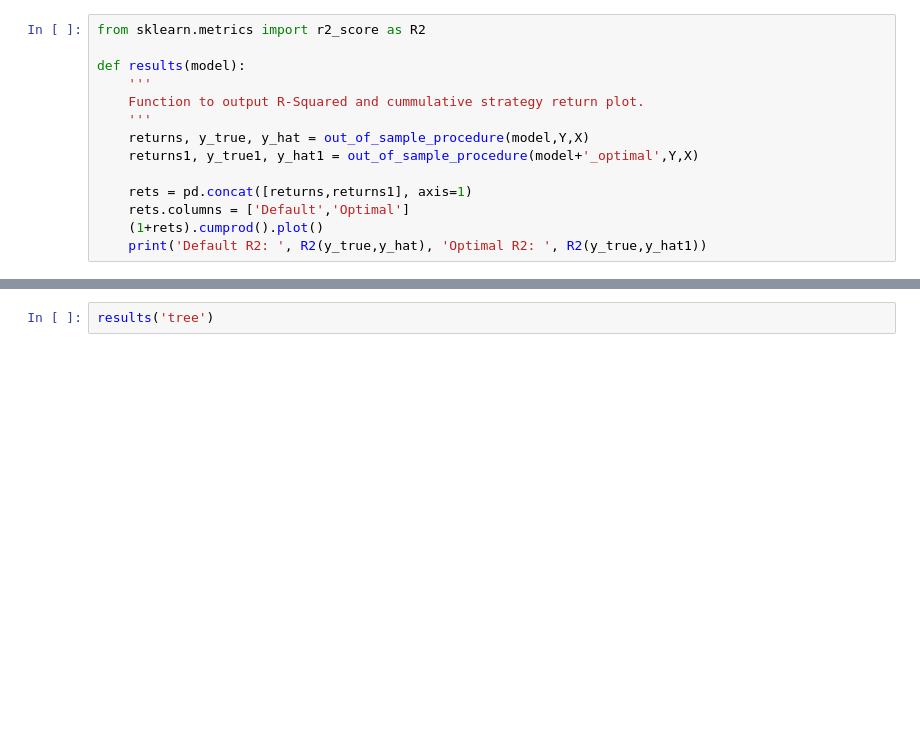
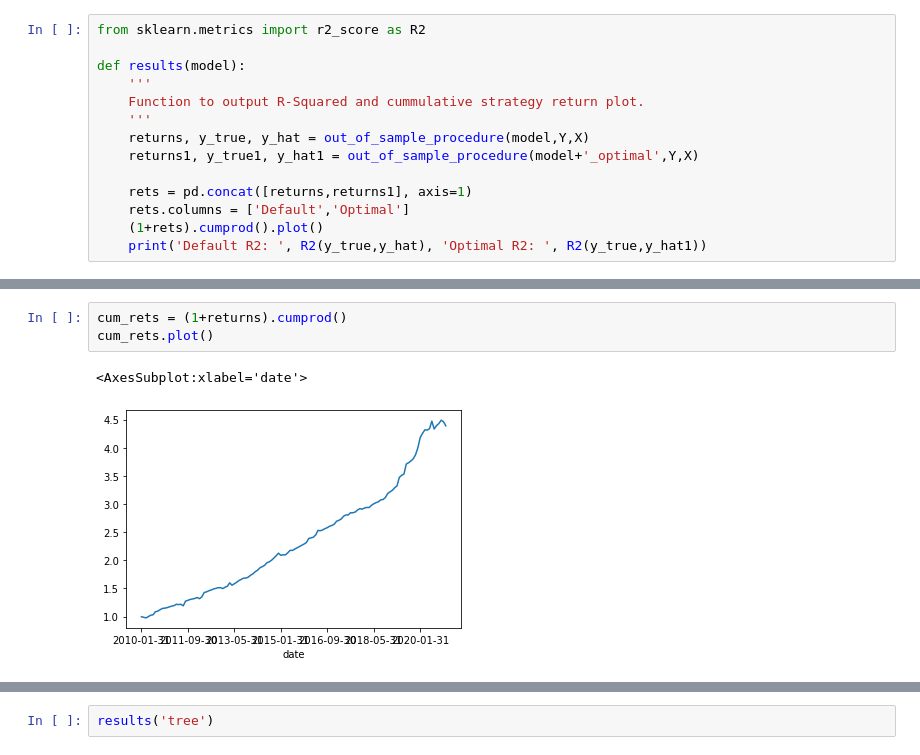
Before and after one commit to santoromano/Corporate-Bond-Factors, a Jupyter notebook: empirics.ipynb, the cells around one changed output, grey strips where cells are left out. Drawn from its saved outputs; the diff is of its cells as text; blank space fills up the shorter version.

```diff
--- a/empirics.ipynb
+++ b/empirics.ipynb
@@ -345,0 +353,6 @@ def results(model):
+# %%
+cum_rets = (1+returns).cumprod()
+cum_rets.plot()
+# %% [output]
+<AxesSubplot:xlabel='date'>
+[figure, added]
```
Also changed, not shown: parts of 4 cells of this notebook.
